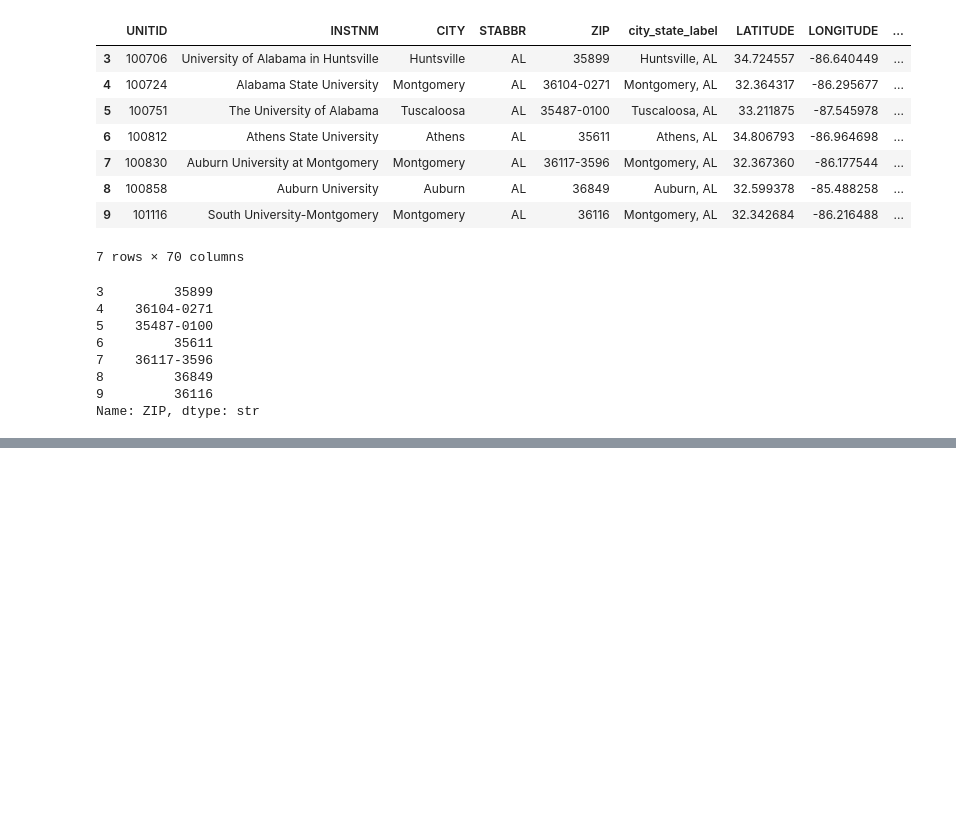
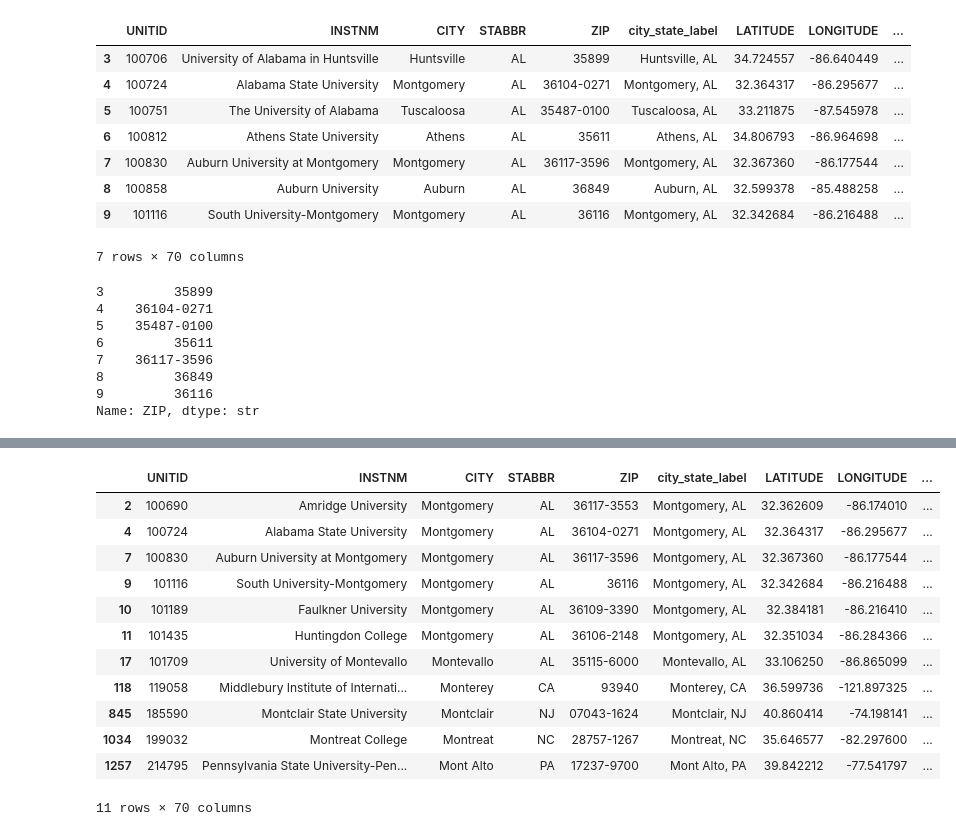
Before and after one commit to aranya-code/py-data-sandbox, a Jupyter notebook: pandas_scratchpad.ipynb, the cells around one changed output, grey strips where cells are left out. Cells and saved outputs as stored; diff of their text form; code cells hidden in the pictures; blank space fills up the shorter version.

```diff
--- a/pandas_scratchpad.ipynb
+++ b/pandas_scratchpad.ipynb
@@ -102,0 +203,17 @@ Name: ZIP, dtype: str
+# %%
+# Filtering dataframe using contains keyword
+data[data['CITY'].str.contains('Mont')]
+# %% [output]
+|  | UNITID | INSTNM | CITY | STABBR | ZIP | city_state_label | LATITUDE | LONGITUDE | ... |
+| 2 | 100690 | Amridge University | Montgomery | AL | 36117-3553 | Montgomery, AL | 32.362609 | -86.174010 | ... |
+| 4 | 100724 | Alabama State University | Montgomery | AL | 36104-0271 | Montgomery, AL | 32.364317 | -86.295677 | ... |
+| 7 | 100830 | Auburn University at Montgomery | Montgomery | AL | 36117-3596 | Montgomery, AL | 32.367360 | -86.177544 | ... |
+| 9 | 101116 | South University-Montgomery | Montgomery | AL | 36116 | Montgomery, AL | 32.342684 | -86.216488 | ... |
+| 10 | 101189 | Faulkner University | Montgomery | AL | 36109-3390 | Montgomery, AL | 32.384181 | -86.216410 | ... |
+| 11 | 101435 | Huntingdon College | Montgomery | AL | 36106-2148 | Montgomery, AL | 32.351034 | -86.284366 | ... |
+| 17 | 101709 | University of Montevallo | Montevallo | AL | 35115-6000 | Montevallo, AL | 33.106250 | -86.865099 | ... |
+| 118 | 119058 | Middlebury Institute of Internati... | Monterey | CA | 93940 | Monterey, CA | 36.599736 | -121.897325 | ... |
+| 845 | 185590 | Montclair State University | Montclair | NJ | 07043-1624 | Montclair, NJ | 40.860414 | -74.198141 | ... |
+| 1034 | 199032 | Montreat College | Montreat | NC | 28757-1267 | Montreat, NC | 35.646577 | -82.297600 | ... |
+| 1257 | 214795 | Pennsylvania State University-Pen... | Mont Alto | PA | 17237-9700 | Mont Alto, PA | 39.842212 | -77.541797 | ... |
+11 rows × 70 columns
```
Also changed, not shown: parts of 6 cells of this notebook.
